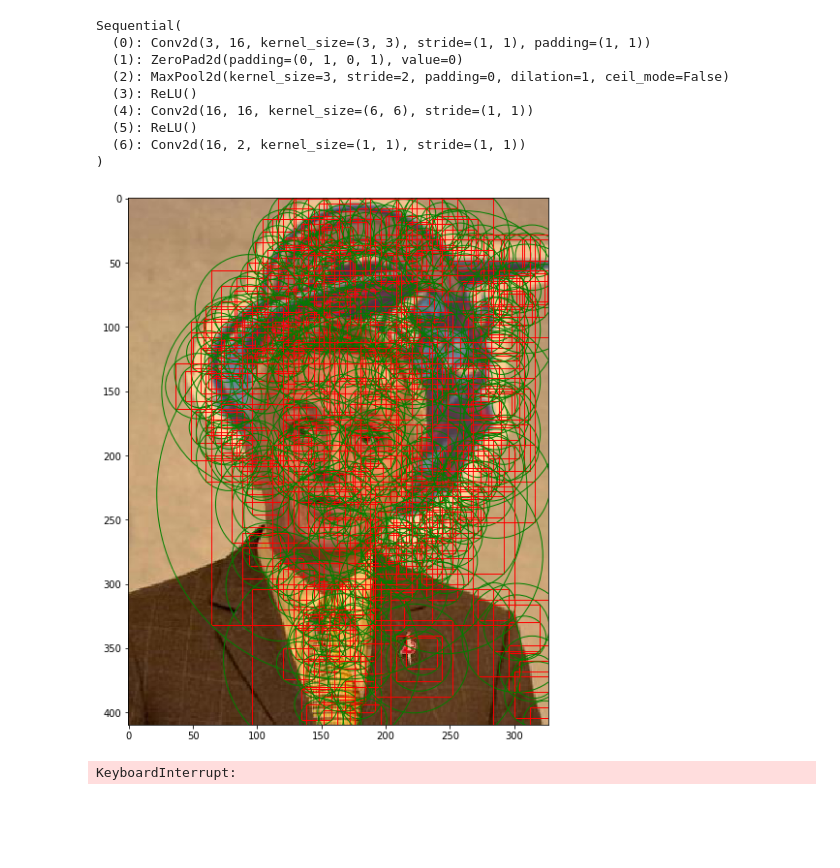
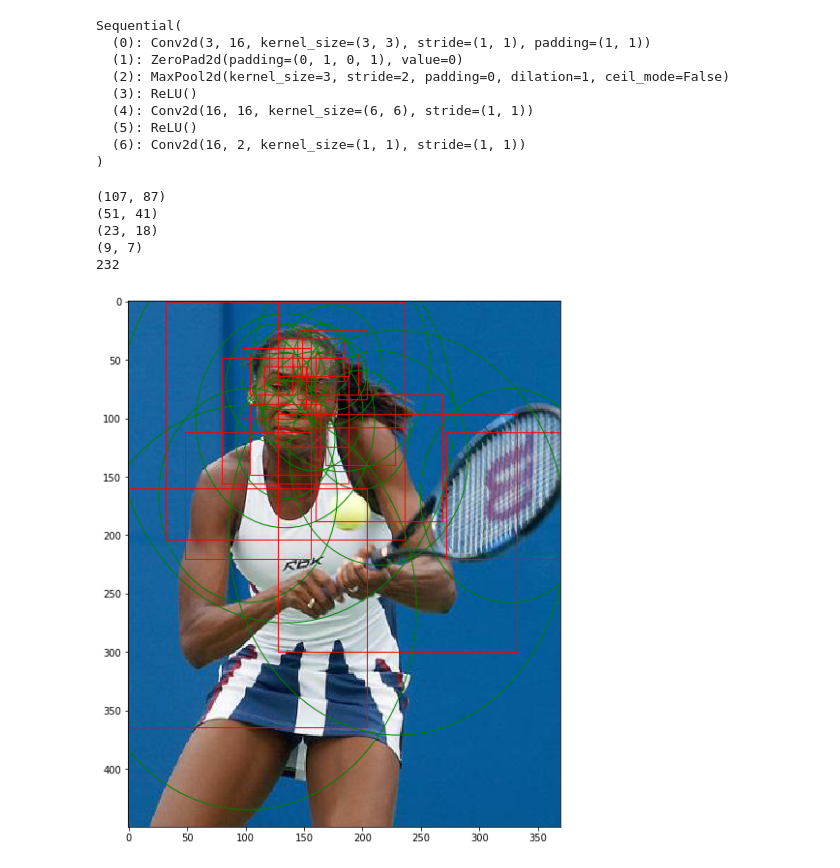
Before and after one commit to yohaiMagen/Deep_Learning_Course, a Jupyter notebook: Ex2/Ex2Q1.ipynb, the cells around one changed output. Cells and saved outputs as stored; diff of their text form; code cells hidden in the pictures; blank space fills up the shorter version.

```diff
--- a/Ex2/Ex2Q1.ipynb
+++ b/Ex2/Ex2Q1.ipynb
@@ -105,6 +103,6 @@ for ax, idx in zip(axarr.flatten(), np.random.randint(0, data.shape[0], 25)):
 # %%
-# data -= data.mean(axis = (0,2,3)).reshape(1, 3, 1, 1)
-# data /= data.std(axis = (0,2,3)).reshape(1, 3, 1, 1)
+data -= data.mean(axis = (0,2,3)).reshape(1, 3, 1, 1)
+data /= data.std(axis = (0,2,3)).reshape(1, 3, 1, 1)
 # %%
 person_images_df = pd.read_csv('./EX2_data/VOCdevkit/VOC2007/ImageSets/Main/person_trainval.txt', sep = '\s+', header=None,  dtype={0: str})
 # %%
@@ -132,7 +130,7 @@ for ax, idx in zip(axarr.flatten(), np.random.randint(0, false_imgs.shape[0], 25
 # %%
-# false_imgs = false_imgs.astype(np.float64)
-# false_imgs -= false_imgs.mean(axis = (0,2,3)).reshape(1, 3, 1, 1)
-# false_imgs /= false_imgs.std(axis = (0,2,3)).reshape(1, 3, 1, 1)
+false_imgs = false_imgs.astype(np.float64)
+false_imgs -= false_imgs.mean(axis = (0,2,3)).reshape(1, 3, 1, 1)
+false_imgs /= false_imgs.std(axis = (0,2,3)).reshape(1, 3, 1, 1)
 # %%
 X = np.concatenate((data, false_imgs))
 Y = np.concatenate((np.ones(data.shape[0]), np.zeros(false_imgs.shape[0])))
@@ -379,50 +373,59 @@ def face_rec_12(img, threshold=0.5, iou_threshold=0.5):
 
 def extract_fddb_format(img_pyramid_hm, img_name, fc_size=12):
     imgs_det = []
-    for i, hm in enumerate(img_pyramid_hm):
+    for v, hm in enumerate(img_pyramid_hm[1:]):
+        i = v + 1
         r = (2 ** i + 1) * fc_size
         rr = (r ** 2 + r ** 2) ** 0.5
         inds = np.argwhere(hm > 1e-10)
+
         for k, l in inds:
-            imgs_det.append(f'{rr} {rr} 0 {k * 2 * (2 ** i) + (r / 2)} {l * 2 * (2 ** i) + (r / 2)} {hm[k, l]}')
+            imgs_det.append(f'{r} {r * 1.2} 0 {k * 2 * (2 ** i) + (r / 2)} {l * 2 * (2 ** i) + (r / 2)} {hm[k, l]}')
     return f'{img_name}{len(imgs_det)}\n' + "\n".join(imgs_det)
 
-def drow_ff(img):
+def drow_ff(img, threshold=0.9, iou_threshold=0.1):
     import matplotlib.patches as patches
-    img_pyramid_hm = face_rec_12(img, threshold=0.9, iou_threshold=0.1)
+    img_pyramid_hm = face_rec_12(img, threshold=threshold, iou_threshold=iou_threshold)
     pyramid = tuple(pyramid_gaussian(np.moveaxis(img, 0, 2), downscale=2, multichannel=True, max_layer=4))
     rectangels = []
     fig, ax = plt.subplots(figsize=(10,10))
     plt.imshow(np.moveaxis(img, 0, 2))
-
-    for i, hm in enumerate(img_pyramid_hm):
+    num_of_rec = 0
+    for v, hm in enumerate(img_pyramid_hm[1:]):
+        i = v + 1
+        print(hm.shape)
         r = (2 ** i + 1) * 12
         e = (2 ** i + 1) * 12 // 2
         rr = (r ** 2 + r ** 2) ** 0.5
         inds = np.argwhere(hm > 1e-10)
+        num_of_rec += inds.shape[0]
         j = 0
         for k, l in inds:
             j += 1
 #             print(j, i, k, l, (k * 2 * (2 ** (i))), (l * 2 * (2 ** (i))), rr)
-            ellipse = patches.Ellipse((l * 2 * (2 ** i) + e, k * 2 * (2 ** i) + e), rr, rr, 0, edgecolor='g', facecolor='none')
+            ellipse = patches.Ellipse((l * 2 * (2 ** i) + e, k * 2 * (2 ** i) + e), rr , rr * 1.2, 0, edgecolor='g', facecolor='none')
             rect = patches.Rectangle((l * 2 * (2 ** (i)), k * 2 * (2 ** (i))), r, r, edgecolor='r', facecolor='none')
             ax.add_patch(rect)
             ax.add_patch(ellipse)
 #             plt.imshow(pyramid[i][2 * k: 2 * k + 12, 2 * l: 2 * l + 12])
 #             plt.show()
-#             if j == 3:
-#                 break
+            if j == 5:
+                break
         fig.show()
+    print(num_of_rec)
 # %%
-idx = 255
-drow_ff(imgs[idx])
+idx = 3
+drow_ff(imgs[idx], 0.9, 0.2)
 # %% [output]
+(107, 87)
+(51, 41)
+(23, 18)
+(9, 7)
+232
-[figure, old version]
+[figure, new version]
 # %%
 with open('./fold-01-out.txt', 'w') as f:
     for path, img in zip(paths, imgs):
 
-        f.write(extract_fddb_format(face_rec_12(img, 0.9, 0.2), path))
+        f.write(extract_fddb_format(face_rec_12(img, 0.5, 0.5), path))
         f.write('\n')
-# %% [output]
-KeyboardInterrupt:
```
Also changed, not shown: parts of 17 cells of this notebook, 1 other file.
